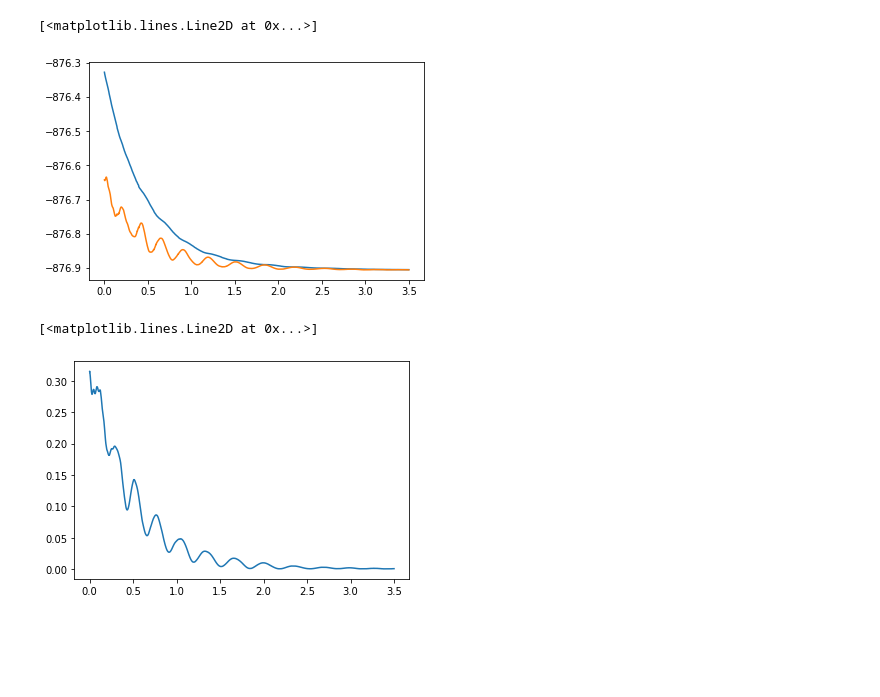
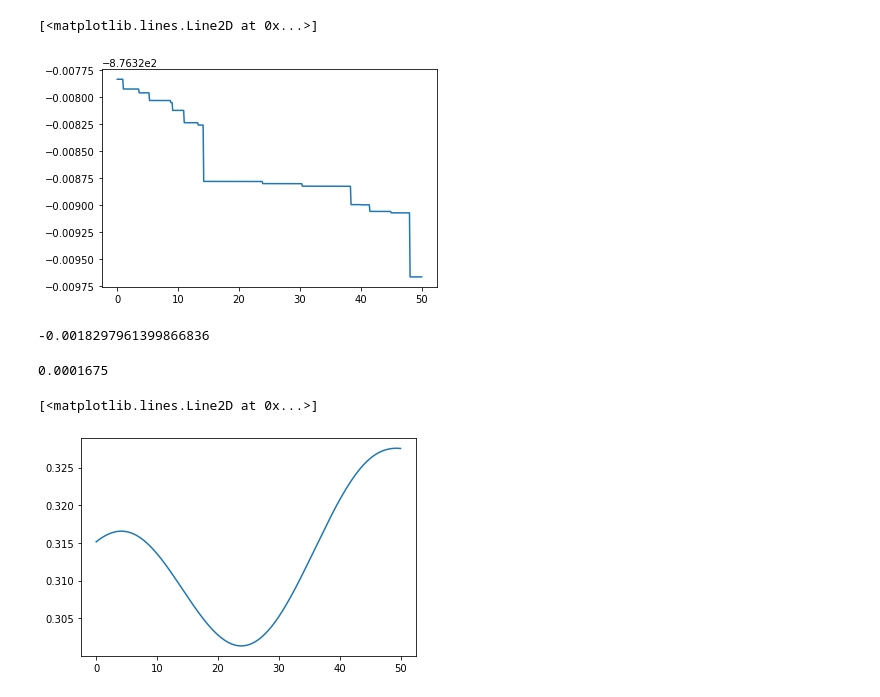
Before and after one commit to ferchault/APDFT, a Jupyter notebook: prototyping/apdft-ofdft-cpmd/MD_simulations/Si8_hc_NVE_ase.ipynb, the cells around one changed output. Saved outputs shown, nothing was run; the diff lists cells and outputs as text; code cells hidden in the pictures; blank space fills up the shorter version.

Commit message:
looked at data

```diff
--- a/prototyping/apdft-ofdft-cpmd/MD_simulations/Si8_hc_NVE_ase.ipynb
+++ b/prototyping/apdft-ofdft-cpmd/MD_simulations/Si8_hc_NVE_ase.ipynb
@@ -2,15 +2,23 @@
 import numpy as np
 from matplotlib import pyplot as plt
 # %%
-log = np.loadtxt('/home/misa/projects/APDFT-CPMD/data/BOMD/ase/Si8_hc/Si8_nve.log', skiprows=1)
+log = np.loadtxt('/home/misa/projects/APDFT-CPMD/data/BOMD/ase_NVE/Si8_hc/Si8_nve.log', skiprows=1)
 # %%
-plt.plot(log[:,0], log[:,1])
-plt.plot(log[:,0], log[:,2])
+plt.plot(log[:,0]*1000, log[:,1])
+#plt.plot(log[:,0]*1000, log[:,2])
 # %% [output]
 [<matplotlib.lines.Line2D at 0x...>]
-[figure, old version]
+[figure, new version]
+# %%
+log[:,1][-1]-log[:,1][0]
+# %% [output]
+-0.0018297961399866836
+# %%
+6.7e-5/8/50*1000
+# %% [output]
+0.0001675
 # %%
-plt.plot(log[:,0], log[:,3])
+plt.plot(log[:,0]*1000, log[:,3])
 # %% [output]
 [<matplotlib.lines.Line2D at 0x...>]
-[figure, old version]
+[figure, new version]
```
Also changed, not shown: parts of 1 cell of this notebook.
